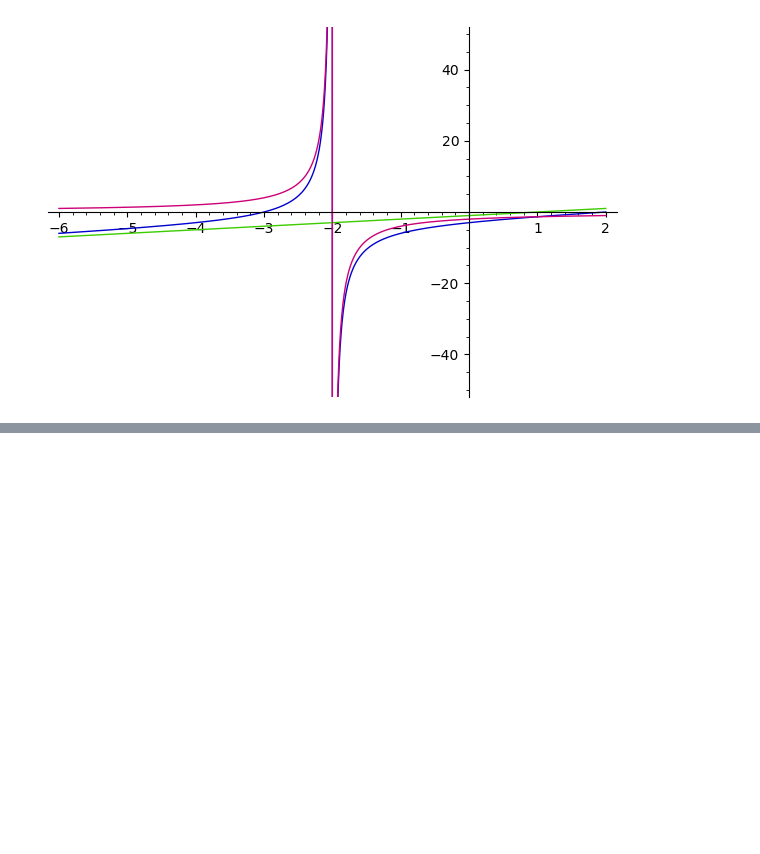
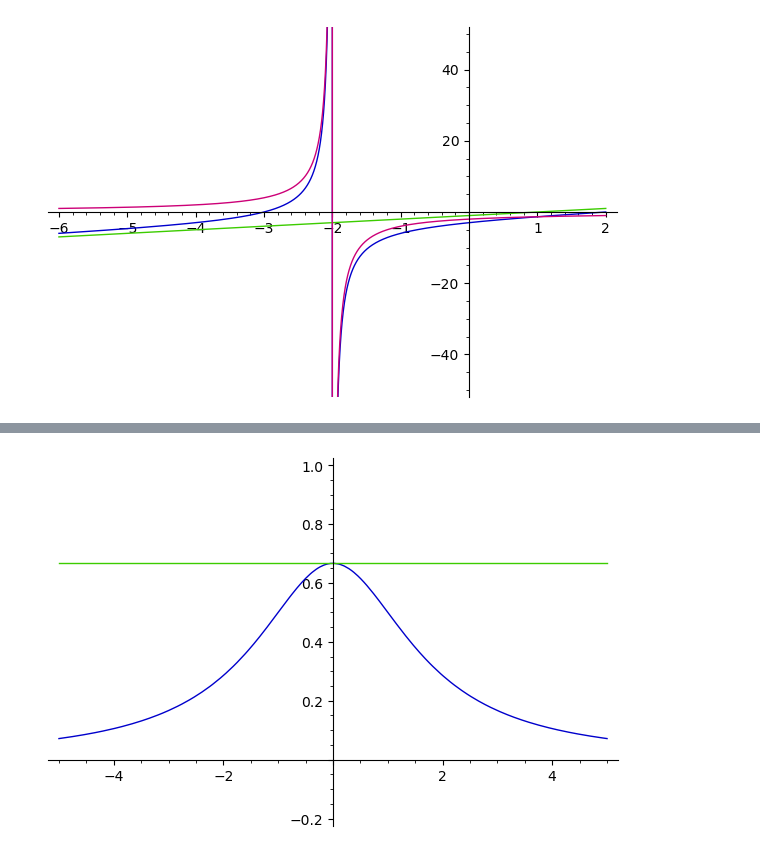
Before and after one commit to ktheu/MathePlus, a Jupyter notebook: gleichungen/vorlagen/vorlagen.ipynb, the cells around one changed output, grey strips where cells are left out. Cells and saved outputs as stored; diff of their text form; code cells hidden in the pictures; blank space fills up the shorter version.

```diff
--- a/gleichungen/vorlagen/vorlagen.ipynb
+++ b/gleichungen/vorlagen/vorlagen.ipynb
@@ -72,0 +99,8 @@ plot([f(x),(x-1),(-4/(x+2))],(x,-6,2),ymin=-50,ymax=50)
+# %%
+#A1b
+var('x')
+f(x) = 2/(x^2+3)
+g(x) = 4/6
+plot([f(x),g(x)],(x,-5,5),ymin=-0.2,ymax=1)
+# %% [output]
+[figure, added]
```
Also changed, not shown: parts of 26 cells of this notebook, 2 other files.
